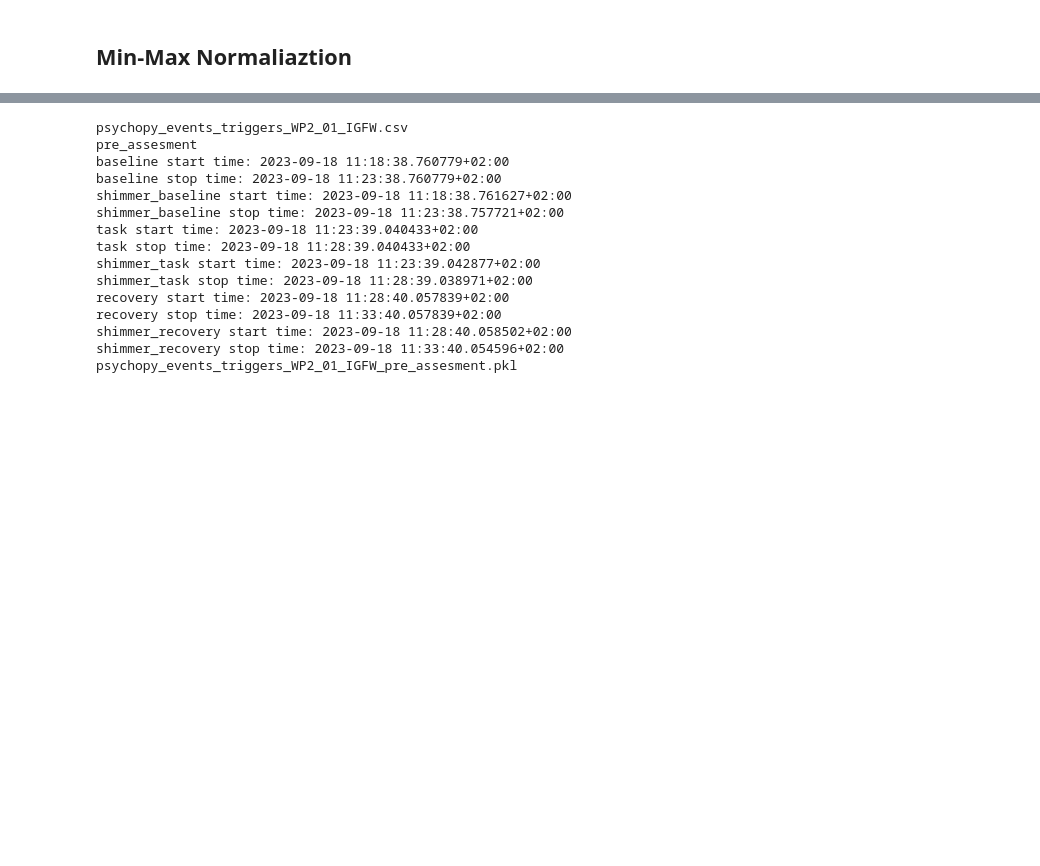
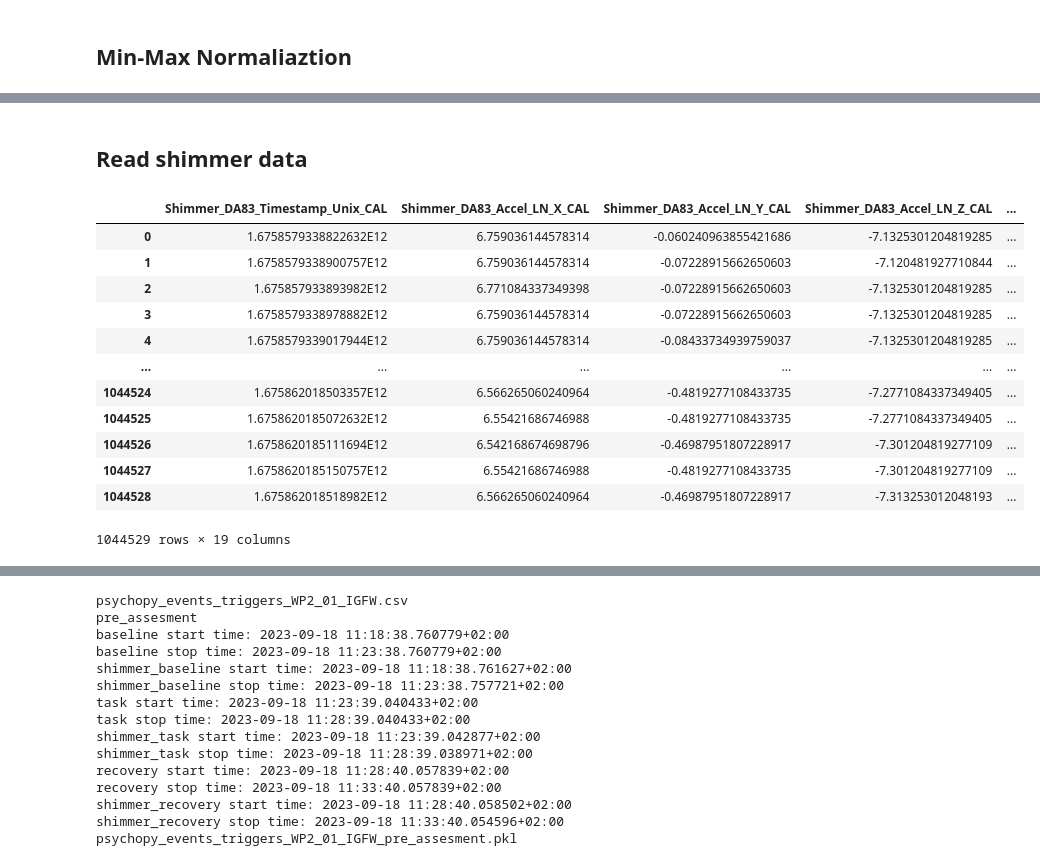
Before and after one commit to saifhanjra/tester_sony_digirelax, a Jupyter notebook: scripts/wp4/ecg_analysis_sony_TEAA.ipynb, the cells around one changed output, grey strips where cells are left out. Cells and saved outputs as stored; diff of their text form; code cells hidden in the pictures; blank space fills up the shorter version.

```diff
--- a/scripts/wp4/ecg_analysis_sony_TEAA.ipynb
+++ b/scripts/wp4/ecg_analysis_sony_TEAA.ipynb
@@ -392,0 +508,21 @@ def timedomain(rr):
+# %% [markdown]
+## Read shimmer data
+# %%
+shimmer_path = "/media/muhammad/d5e4618d-a960-4f0d-a521-1c804bbebbb4/dataset_sony_TEAA/WP2_P02_YPCK/Shimmer/2023-02-08_12.24.49_WP2_P02_YPCK_SD_Session1/WP2_P02_YPCK_Session1_Shimmer_DA83_Calibrated_SD.csv"
+shimmer_df=read_shimmer_sensor(shimmer_path)
+# %%
+shimmer_df
+# %% [output]
+|  | Shimmer_DA83_Timestamp_Unix_CAL | Shimmer_DA83_Accel_LN_X_CAL | Shimmer_DA83_Accel_LN_Y_CAL | Shimmer_DA83_Accel_LN_Z_CAL | ... |
+| 0 | 1.6758579338822632E12 | 6.759036144578314 | -0.060240963855421686 | -7.1325301204819285 | ... |
+| 1 | 1.6758579338900757E12 | 6.759036144578314 | -0.07228915662650603 | -7.120481927710844 | ... |
+| 2 | 1.675857933893982E12 | 6.771084337349398 | -0.07228915662650603 | -7.1325301204819285 | ... |
+| 3 | 1.6758579338978882E12 | 6.759036144578314 | -0.07228915662650603 | -7.1325301204819285 | ... |
+| 4 | 1.6758579339017944E12 | 6.759036144578314 | -0.08433734939759037 | -7.1325301204819285 | ... |
+| ... | ... | ... | ... | ... | ... |
+| 1044524 | 1.675862018503357E12 | 6.566265060240964 | -0.4819277108433735 | -7.2771084337349405 | ... |
+| 1044525 | 1.6758620185072632E12 | 6.55421686746988 | -0.4819277108433735 | -7.2771084337349405 | ... |
+| 1044526 | 1.6758620185111694E12 | 6.542168674698796 | -0.46987951807228917 | -7.301204819277109 | ... |
+| 1044527 | 1.6758620185150757E12 | 6.55421686746988 | -0.4819277108433735 | -7.301204819277109 | ... |
+| 1044528 | 1.675862018518982E12 | 6.566265060240964 | -0.46987951807228917 | -7.313253012048193 | ... |
+1044529 rows × 19 columns
```
Also changed, not shown: parts of 17 cells of this notebook, 2 other files.
